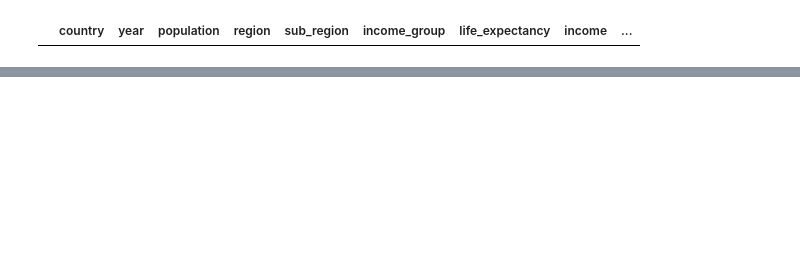
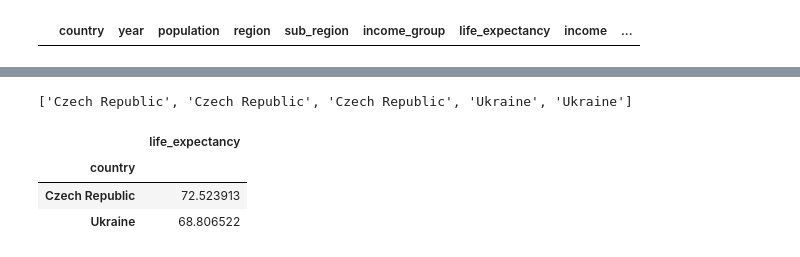
Before and after one commit to wangjc640/532-Group21, a Jupyter notebook: src/utils/preprocess_data.ipynb, the cells around one changed output, grey strips where cells are left out. Saved outputs shown, nothing was run; the diff lists cells and outputs as text; code cells hidden in the pictures; blank space fills up the shorter version.

```diff
--- a/src/utils/preprocess_data.ipynb
+++ b/src/utils/preprocess_data.ipynb
@@ -82,0 +101,18 @@ dat
+# %%
+data = gapminder[(gapminder["year"] >= "1965") & (gapminder["year"] <= "2010")]
+cs = list(
+    data
+    .sort_values(by='children_per_woman', ascending=True)["country"]
+    .head()
+)
+# %%
+cs
+# %% [output]
+['Czech Republic', 'Czech Republic', 'Czech Republic', 'Ukraine', 'Ukraine']
+# %%
+data.query("country == @cs")[['country','life_expectancy']].groupby(['country']).mean()
+# %% [output]
+|  | life_expectancy |
+| country |  |
+| Czech Republic | 72.523913 |
+| Ukraine | 68.806522 |
```
Also changed, not shown: parts of 2 cells of this notebook, 1 other file.
